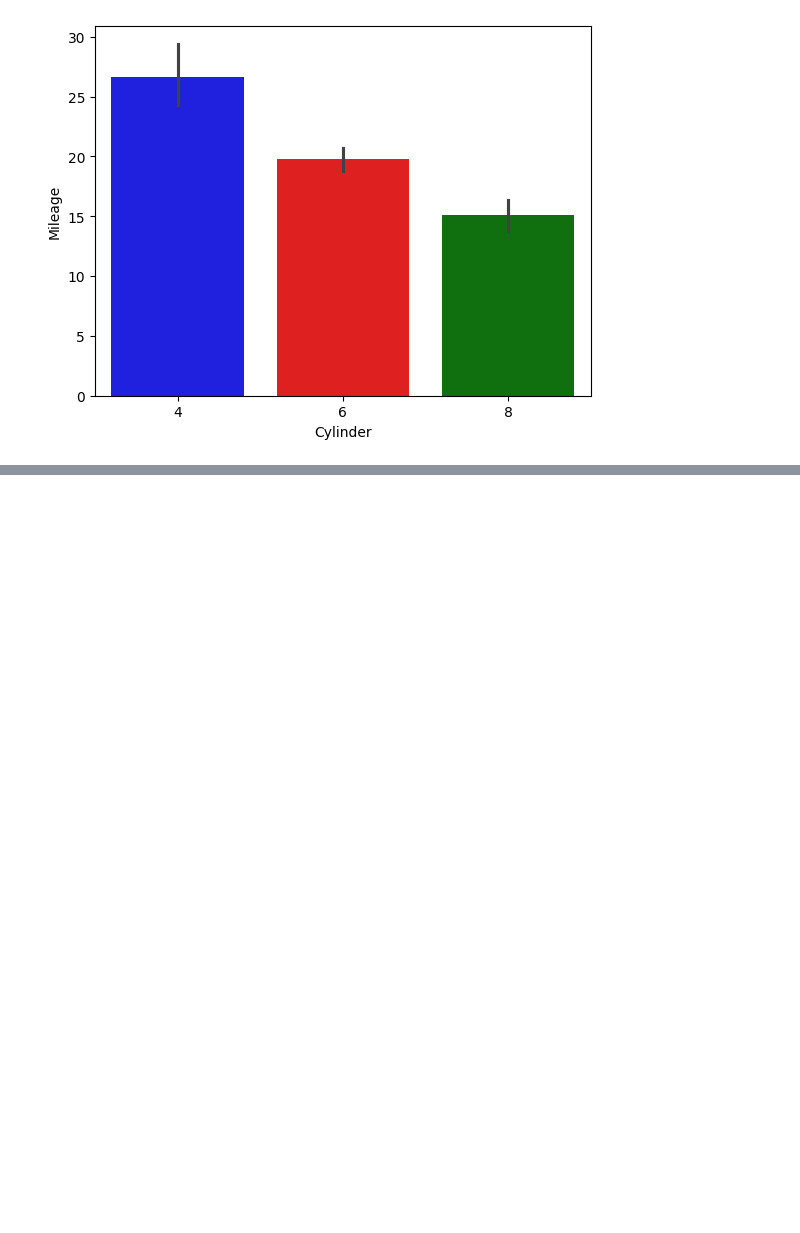
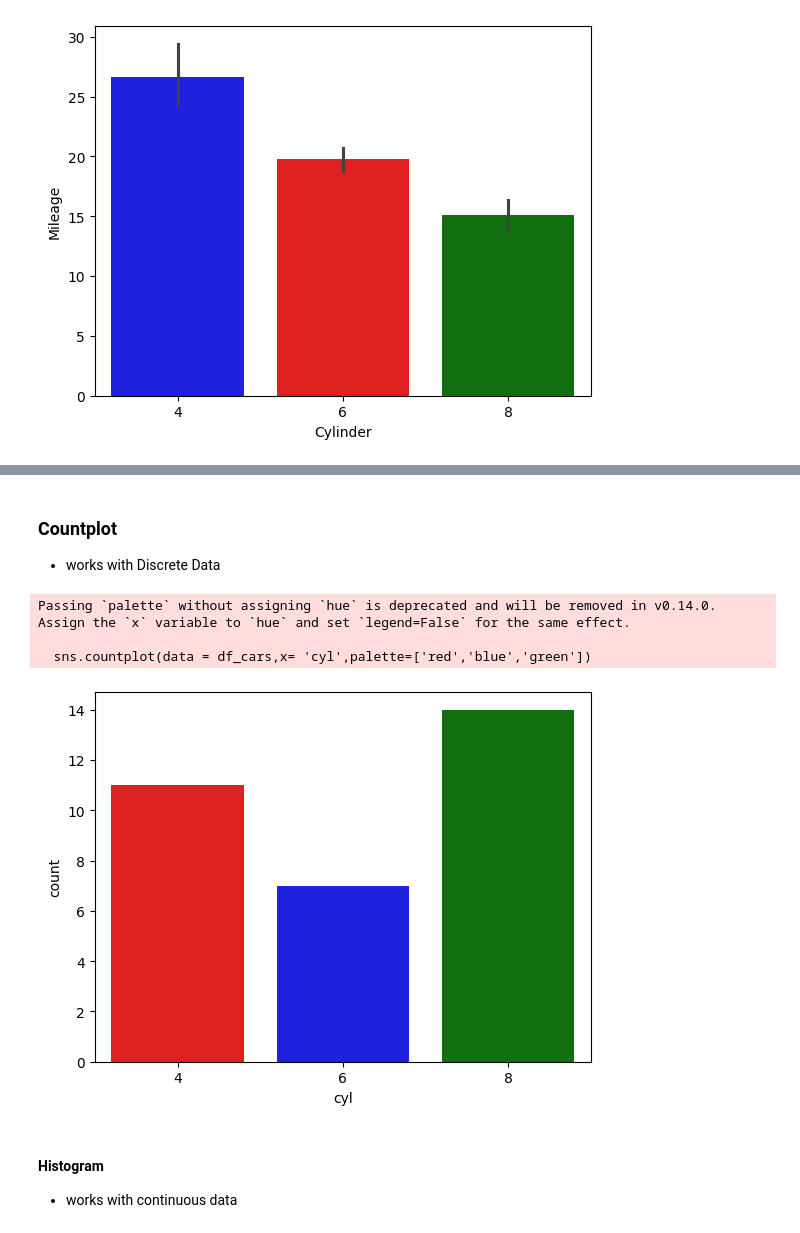
Before and after one commit to Smita2597/ds-repo, a Jupyter notebook: Data Visualizaton/Data_visualization.ipynb, the cells around one changed output, grey strips where cells are left out. Saved outputs shown, nothing was run; the diff lists cells and outputs as text; code cells hidden in the pictures; blank space fills up the shorter version.

Commit message:
Data_visualization

```diff
--- a/Data Visualizaton/Data_visualization.ipynb
+++ b/Data Visualizaton/Data_visualization.ipynb
@@ -4,6 +5,6 @@ import matplotlib.pyplot as plt
 # %%
-df = pd.read_csv("mtcars.csv")
-df
+df_cars = pd.read_csv("mtcars.csv")
+df_cars
 # %% [output]
 |  | mpg | cyl | disp | hp | drat | wt | qsec | vs | am | gear | carb |
 | 0 | 21.0 | 6 | 160.0 | 110 | 3.90 | 2.620 | 16.46 | 0 | 1 | 4 | 4 |
@@ -100,0 +108,14 @@ Passing `palette` without assigning `hue` is deprecated and will be removed in v
+# %% [markdown]
+### Countplot
+- works with Discrete Data
+# %%
+sns.countplot(data = df_cars,x= 'cyl',palette=['red','blue','green'])
+plt.show()
+# %% [output]
+Passing `palette` without assigning `hue` is deprecated and will be removed in v0.14.0. Assign the `x` variable to `hue` and set `legend=False` for the same effect.
+
+  sns.countplot(data = df_cars,x= 'cyl',palette=['red','blue','green'])
+[figure, added]
+# %% [markdown]
+#### Histogram
+- works with continuous data
```
Also changed, not shown: parts of 21 cells of this notebook.
